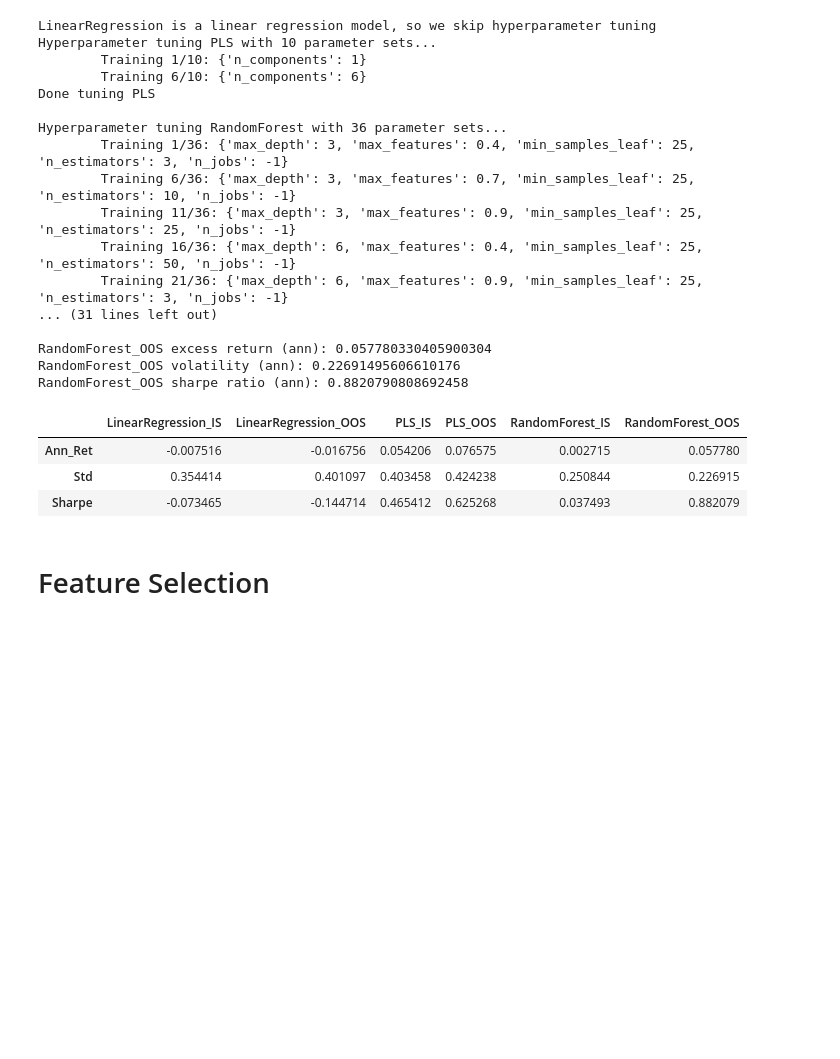
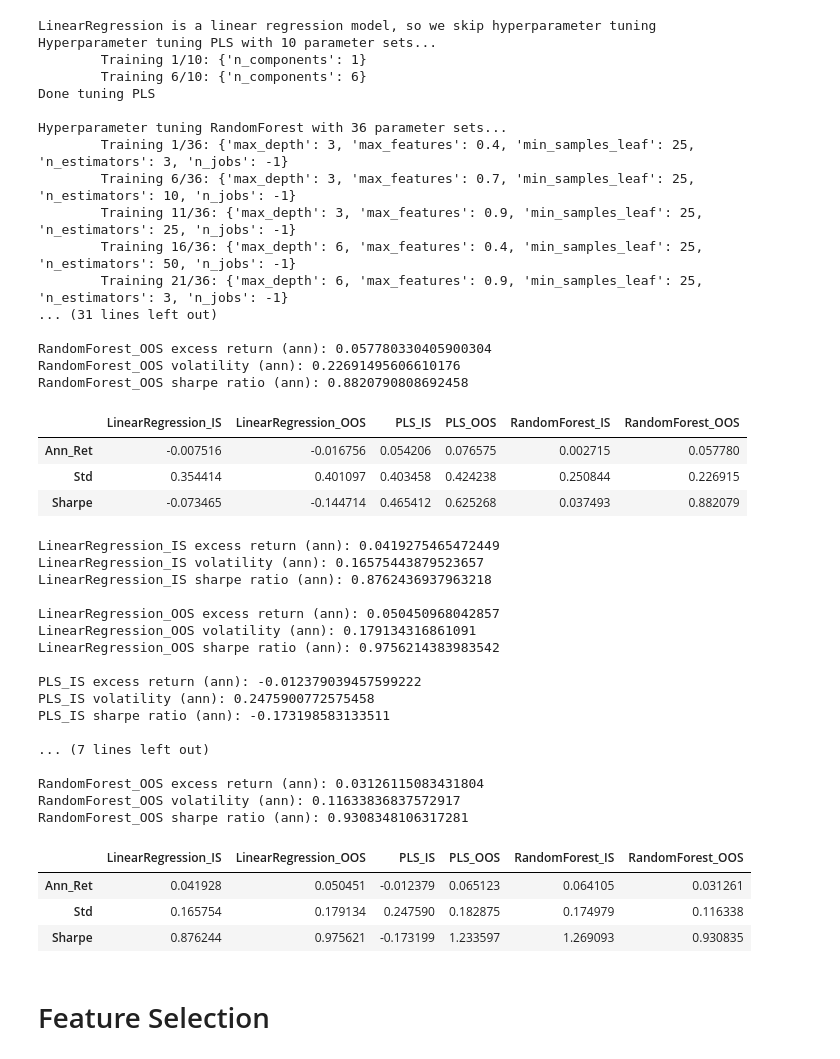
Before and after one commit to yiyun-sj/factor-trading, a Jupyter notebook: ml2.ipynb, the cells around one changed output. Drawn from its saved outputs; the diff is of its cells as text; code cells hidden in the pictures; blank space fills up the shorter version.

```diff
--- a/ml2.ipynb
+++ b/ml2.ipynb
@@ -508,15 +513,15 @@ MODELS_SETUP = {
         "model_type": PLSRegression,
         "param_grid": {"n_components": np.arange(1, 11, 1)}
     },
-    # "ElasticNet": {
-    #     "model_type": sklearn.linear_model.ElasticNet,
-    #     "param_grid": {
-    #         "alpha": [0.0001,0.0005,0.001,0.005, 0.01,0.05,0.1],
-    #         "l1_ratio": np.arange(0, 1, 0.02)
-    #         # "alpha": [0.0001, 0.01],
-    #         # "l1_ratio": [0.01],
-    #     }
-    # },
+    "ElasticNet": {
+        "model_type": sklearn.linear_model.ElasticNet,
+        "param_grid": {
+            "alpha": [0.0001,0.0005,0.001,0.005, 0.01,0.05,0.1],
+            "l1_ratio": np.arange(0, 1, 0.02)
+            # "alpha": [0.0001, 0.01],
+            # "l1_ratio": [0.01],
+        }
+    },
     "RandomForest": {
         "model_type": RandomForestRegressor,
         "param_grid": {
@@ -527,18 +532,18 @@ MODELS_SETUP = {
             'n_jobs': [-1],
         }
     },
-    # "GradientBoosting": {
-    #     "model_type": GradientBoostingRegressor,
-    #     "param_grid": {
-    #         'n_estimators': [50, 200],  # We can just test 2 large numbers since we have early stopping
-    #         'learning_rate': [0.01, 0.1, 0.2],
-    #         'max_depth': [3, 5, 7],
-    #         'min_samples_leaf': [25],
-    #         'validation_fraction': [0.1],
-    #         'n_iter_no_change': [10],  # early stopping
-    #         'n_jobs': [-1]
-    #     }
-    # }
+    "GradientBoosting": {
+        "model_type": GradientBoostingRegressor,
+        "param_grid": {
+            'n_estimators': [50, 200],  # We can just test 2 large numbers since we have early stopping
+            'learning_rate': [0.01, 0.1, 0.2],
+            'max_depth': [3, 5, 7],
+            'min_samples_leaf': [25],
+            'validation_fraction': [0.1],
+            'n_iter_no_change': [10],  # early stopping
+            'n_jobs': [-1]
+        }
+    }
 }
 # %%
 model = Model(
@@ -579,6 +584,30 @@ RandomForest_OOS sharpe ratio (ann): 0.8820790808692458
 | Ann_Ret | -0.007516 | -0.016756 | 0.054206 | 0.076575 | 0.002715 | 0.057780 |
 | Std | 0.354414 | 0.401097 | 0.403458 | 0.424238 | 0.250844 | 0.226915 |
 | Sharpe | -0.073465 | -0.144714 | 0.465412 | 0.625268 | 0.037493 | 0.882079 |
+# %%
+model.performance_stats(fwd_ret, rf)
+# %% [output]
+LinearRegression_IS excess return (ann): 0.0419275465472449
+LinearRegression_IS volatility (ann): 0.16575443879523657
+LinearRegression_IS sharpe ratio (ann): 0.8762436937963218
+
+LinearRegression_OOS excess return (ann): 0.050450968042857
+LinearRegression_OOS volatility (ann): 0.179134316861091
+LinearRegression_OOS sharpe ratio (ann): 0.9756214383983542
+
+PLS_IS excess return (ann): -0.012379039457599222
+PLS_IS volatility (ann): 0.2475900772575458
+PLS_IS sharpe ratio (ann): -0.173198583133511
+
+... (7 lines left out)
+
+RandomForest_OOS excess return (ann): 0.03126115083431804
+RandomForest_OOS volatility (ann): 0.11633836837572917
+RandomForest_OOS sharpe ratio (ann): 0.9308348106317281
+|  | LinearRegression_IS | LinearRegression_OOS | PLS_IS | PLS_OOS | RandomForest_IS | RandomForest_OOS |
+| Ann_Ret | 0.041928 | 0.050451 | -0.012379 | 0.065123 | 0.064105 | 0.031261 |
+| Std | 0.165754 | 0.179134 | 0.247590 | 0.182875 | 0.174979 | 0.116338 |
+| Sharpe | 0.876244 | 0.975621 | -0.173199 | 1.233597 | 1.269093 | 0.930835 |
 # %% [markdown]
 # Feature Selection
 # %%
```
Also changed, not shown: parts of 4 cells of this notebook.
